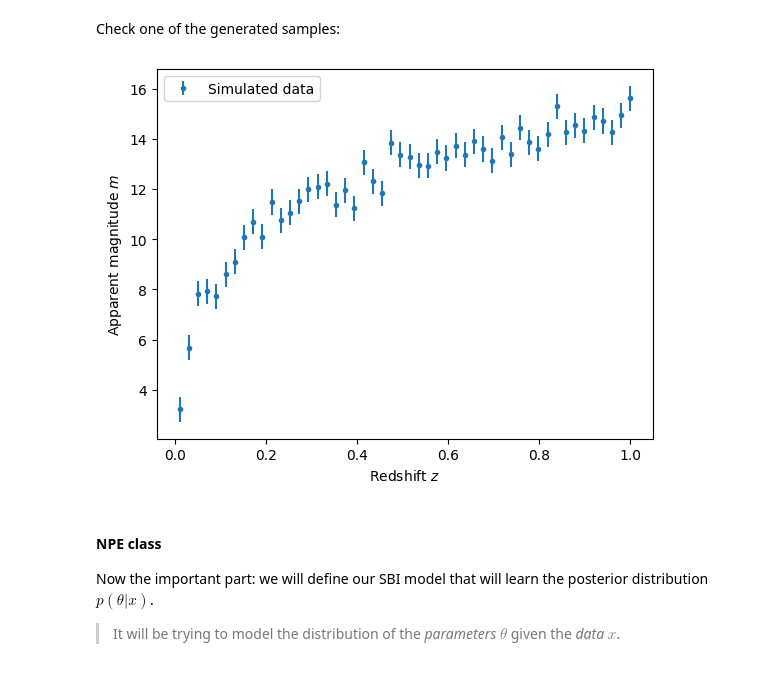
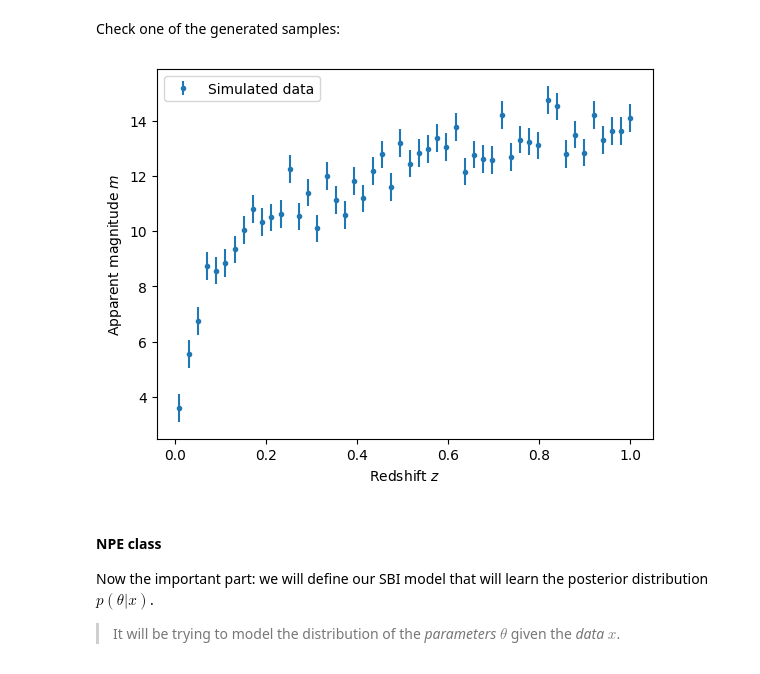
Before and after one commit to Astrostat-Sharjah/2025_winter_school, a Jupyter notebook: 11_SBI/SBI_short.ipynb, the cells around one changed output. Cells and saved outputs as stored; diff of their text form; code cells hidden in the pictures.

```diff
--- a/11_SBI/SBI_short.ipynb
+++ b/11_SBI/SBI_short.ipynb
@@ -536,7 +549,7 @@ This method is based on Neural Networks, and to train them, we need to generate
 np.random.seed(1234) # use random seed for reproducibility
 
 # Generate training data
-n_train = 50_000
+n_train = 20_000
 param_samples = np.random.uniform(low=[0, 50], high=[1, 100], size=(n_train, 2)) # Parameter proposal
 x_samples = np.array([luminosity_distance_simulator(theta, z) for theta in tqdm(param_samples)])
 
@@ -547,13 +560,13 @@ x_samples = torch.tensor(x_samples, dtype=torch.float32)
 Check one of the generated samples:
 # %%
 # plot the training data
-plt.errorbar(z, x_samples[49999], yerr=sigma, fmt='.', label='Simulated data')
+plt.errorbar(z, x_samples[42], yerr=sigma, fmt='.', label='Simulated data')
 plt.xlabel('Redshift $z$')
 plt.ylabel('Apparent magnitude $m$')
 plt.legend()
 plt.show()
 # %% [output]
-[figure, old version]
+[figure, new version]
 # %% [markdown]
 #### NPE class
 
```
Also changed, not shown: parts of 9 cells of this notebook.
